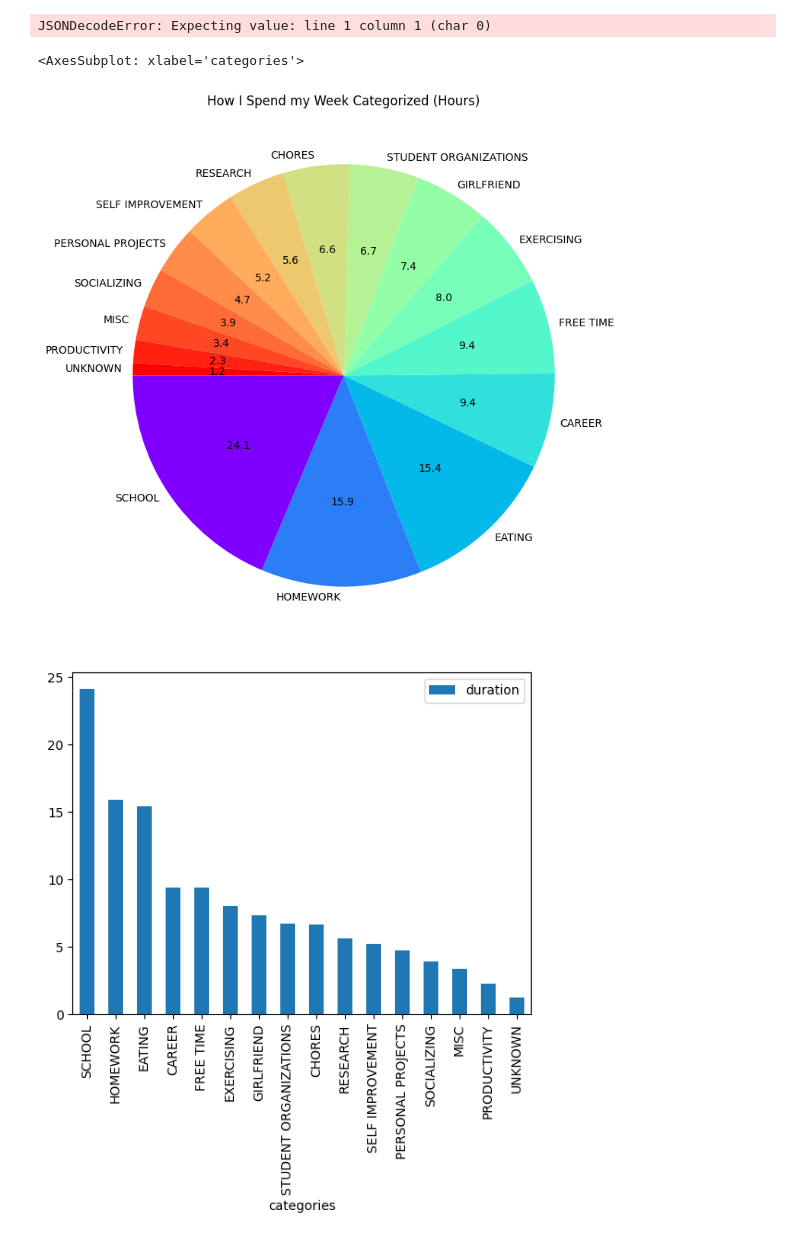
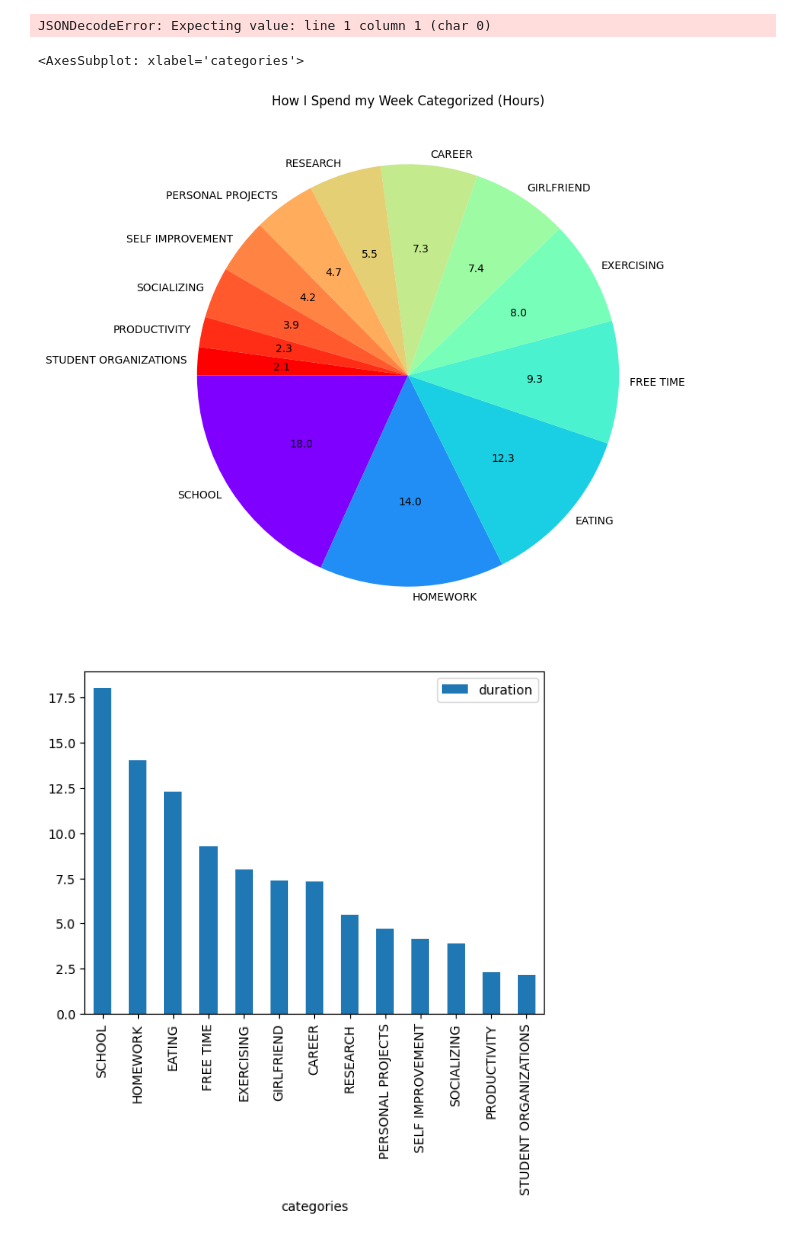
Before and after one commit to MattHandzel/HealthDataAnalysis, a Jupyter notebook: main.ipynb, the cells around one changed output. Cells and saved outputs as stored; diff of their text form; code cells hidden in the pictures.

```diff
--- a/main.ipynb
+++ b/main.ipynb
@@ -1181,40 +1181,49 @@ events["categories"] = [previous_map[event] if event in previous_map else "UNKNO
 def remove_events_with_following_names(dataframe, names):
   return dataframe[~dataframe["name"].isin(names)]
 
-events = remove_events_with_following_names(events, ["data structures", "night routine & falling asleep", "home", "home :)"])
+events = remove_events_with_following_names(events, ["data structures", "night routine & falling asleep", "home", "home :)", "wakeup + morning routine", "wakeup"])
 
 # filter out the events that are misc or unknown or eating or chores
 
-# events.drop(events[events["categories"] == "UNKNOWN"].index, inplace=True)
-# events.drop(events[events["categories"] == "MISC"].index, inplace=True)
+events.drop(events[events["categories"] == "UNKNOWN"].index, inplace=True)
+events.drop(events[events["categories"] == "MISC"].index, inplace=True)
 # events.drop(events[events["categories"] == "EATING"].index, inplace=True)
-# events.drop(events[events["categories"] == "CHORES"].index, inplace=True)
+events.drop(events[events["categories"] == "CHORES"].index, inplace=True)
 # events.drop(events[events["categories"] == "PRODUCTIVITY"].index, inplace=True)
 
 # Create a pie chart for how much of each category i spend my time on using the duration
 # %%
 summation = sum_df_by_variable(events, "categories", "duration", "sum")
 summation /= 7
+summation["duration"]["SCHOOL"] *= 0.75
+summation["duration"]["HOMEWORK"] *= 0.9
+summation["duration"]["EATING"] *= 0.80
+summation["duration"]["CAREER"] *= 0.8
+summation["duration"]["STUDENT ORGANIZATIONS"] *= 0.33
+summation["duration"]["SELF IMPROVEMENT"] *= 0.8
+
+
+
 summation.sort_values(by="duration", ascending=False, inplace=True)
 def autopct_format(values):
     def my_format(pct):
         total = sum(values)
         val = round((pct*total/10.0)) / 10
         return '{v:2}'.format(v=val) if pct > 0 else ''
     return my_format
 
 values = summation['duration']
 
 colors = plt.cm.rainbow(np.linspace(0, 1, len(summation)) ** (1/1.5))
 title = "How I Spend my Week Categorized (Hours)"
 # Plot the pie chart with a legend
 ax = summation.plot.pie(y='duration', figsize=(9, 9), autopct=autopct_format(values), startangle=180, colors=colors, legend=False, title=title, labeldistance=1.05)
 # ax.legend(loc='center left', bbox_to_anchor=(1.0, 0.5))
 ax.set_ylabel('')
 savefig(title, type_="pie")
 # plot a stacked bargraph
 summation.plot.bar(stacked=True)
 # %% [output]
 <AxesSubplot: xlabel='categories'>
-[figure, old version]
+[figure, new version]
-[figure, old version]
+[figure, new version]
```
Also changed, not shown: parts of 3 cells of this notebook, 1 other file.
